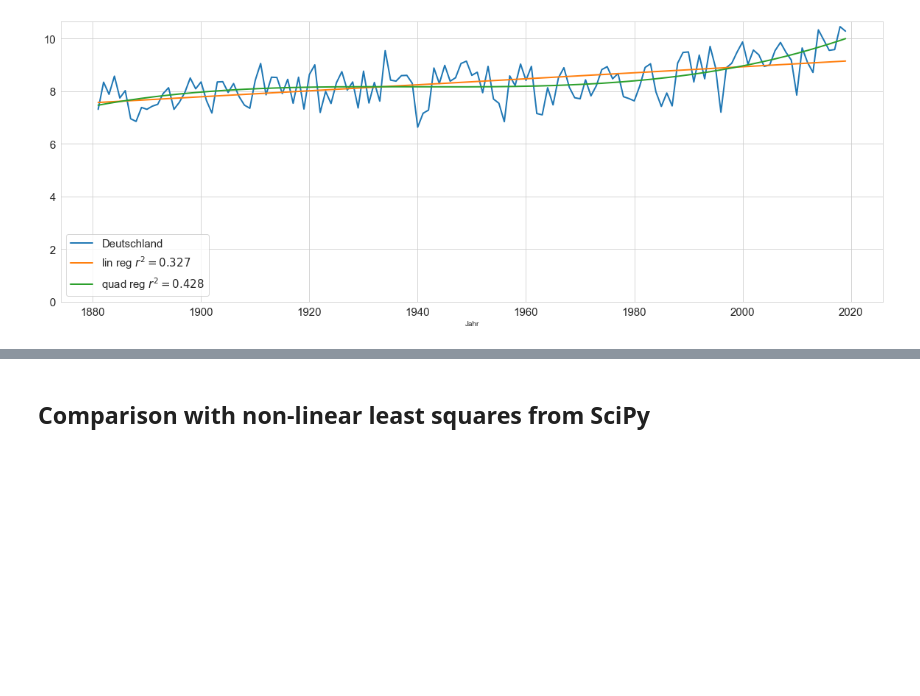
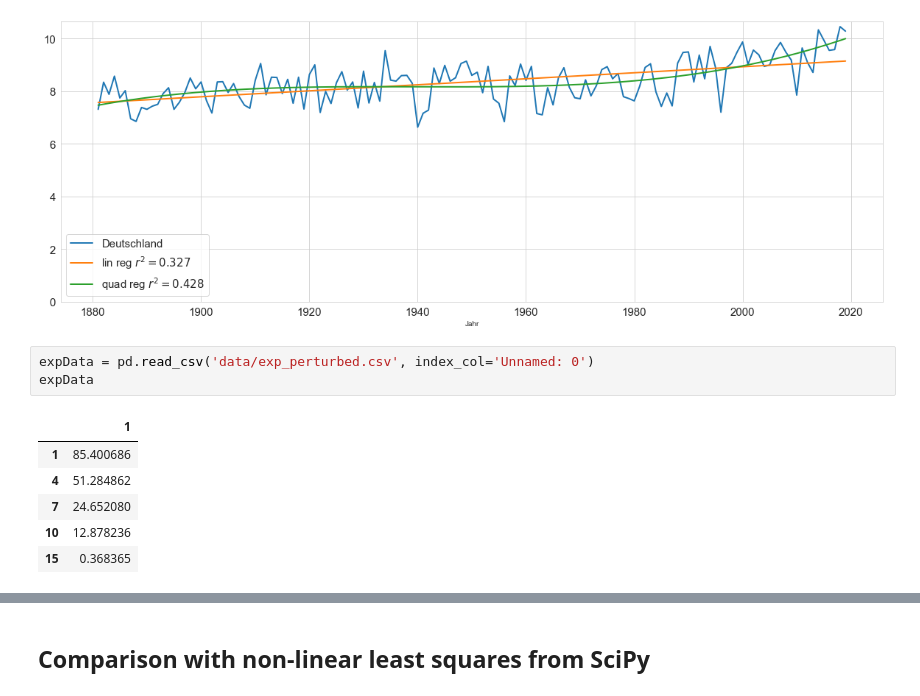
Before and after one commit to zolabar/trendPy, a Jupyter notebook: example.ipynb, the cells around one changed output, grey strips where cells are left out. Cells and saved outputs as stored; diff of their text form; blank space fills up the shorter version.

```diff
--- a/example.ipynb
+++ b/example.ipynb
@@ -169,3 +169,13 @@ plt.legend()
 # %% [output]
 <matplotlib.legend.Legend at 0x...>
 [figure]
+# %%
+expData = pd.read_csv('data/exp_perturbed.csv', index_col='Unnamed: 0')
+expData
+# %% [output]
+|  | 1 |
+| 1 | 85.400686 |
+| 4 | 51.284862 |
+| 7 | 24.652080 |
+| 10 | 12.878236 |
+| 15 | 0.368365 |
```
Also changed, not shown: parts of 7 cells of this notebook, 4 other files.
